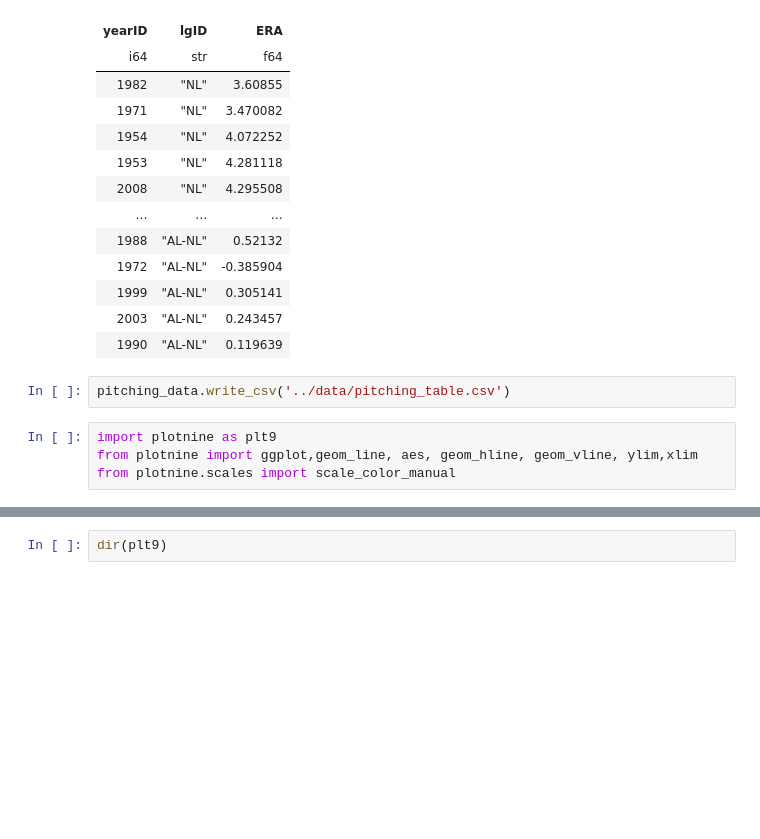
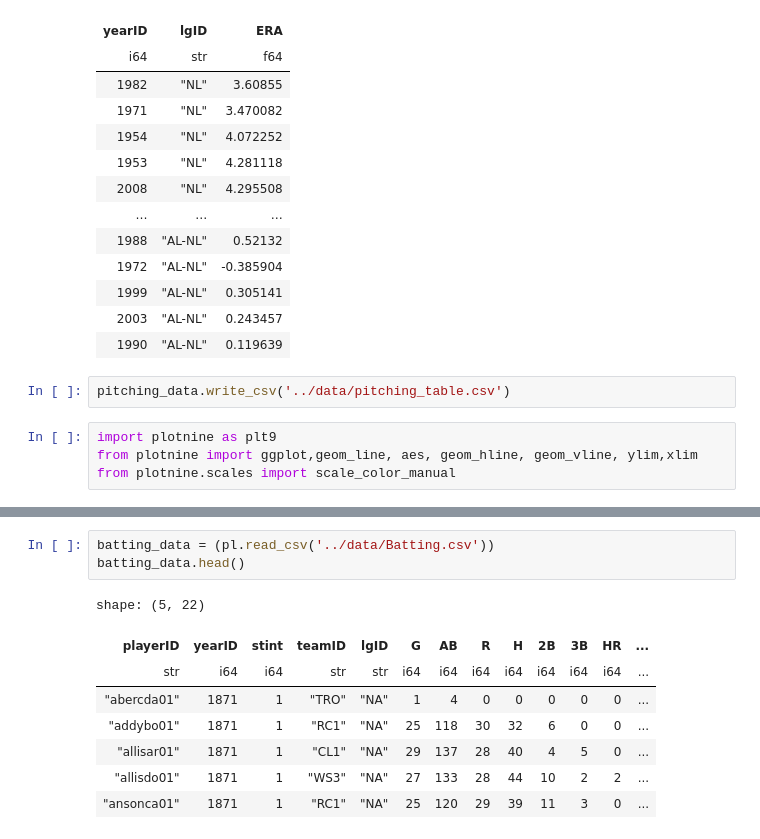
Before and after one commit to camghal18/my_site, a Jupyter notebook: data/lab1_1.ipynb, the cells around one changed output, grey strips where cells are left out. Drawn from its saved outputs; the diff is of its cells as text; blank space fills up the shorter version.

```diff
--- a/data/lab1_1.ipynb
+++ b/data/lab1_1.ipynb
@@ -168,2 +188,12 @@ from plotnine.scales import scale_color_manual
-# %%
-dir(plt9)
+# %%
+batting_data = (pl.read_csv('../data/Batting.csv'))
+batting_data.head()
+# %% [output]
+shape: (5, 22)
+| playerID | yearID | stint | teamID | lgID | G | AB | R | H | 2B | 3B | HR | ... |
+| str | i64 | i64 | str | str | i64 | i64 | i64 | i64 | i64 | i64 | i64 | ... |
+| "abercda01" | 1871 | 1 | "TRO" | "NA" | 1 | 4 | 0 | 0 | 0 | 0 | 0 | ... |
+| "addybo01" | 1871 | 1 | "RC1" | "NA" | 25 | 118 | 30 | 32 | 6 | 0 | 0 | ... |
+| "allisar01" | 1871 | 1 | "CL1" | "NA" | 29 | 137 | 28 | 40 | 4 | 5 | 0 | ... |
+| "allisdo01" | 1871 | 1 | "WS3" | "NA" | 27 | 133 | 28 | 44 | 10 | 2 | 2 | ... |
+| "ansonca01" | 1871 | 1 | "RC1" | "NA" | 25 | 120 | 29 | 39 | 11 | 3 | 0 | ... |
```
Also changed, not shown: parts of 8 cells of this notebook.
